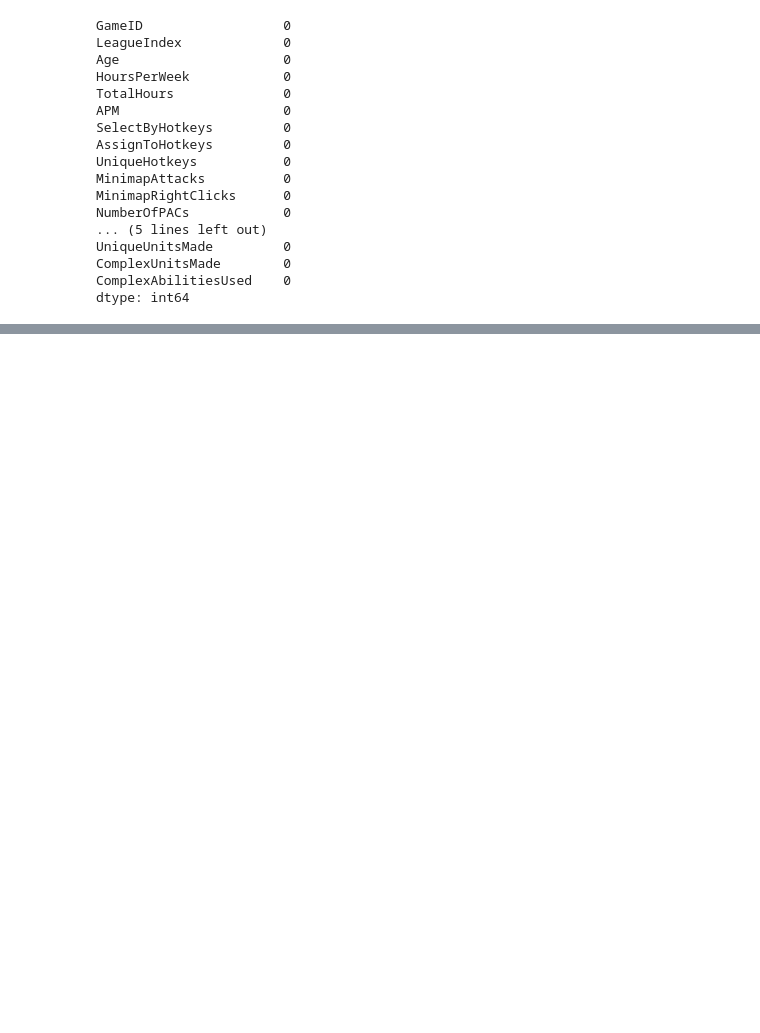
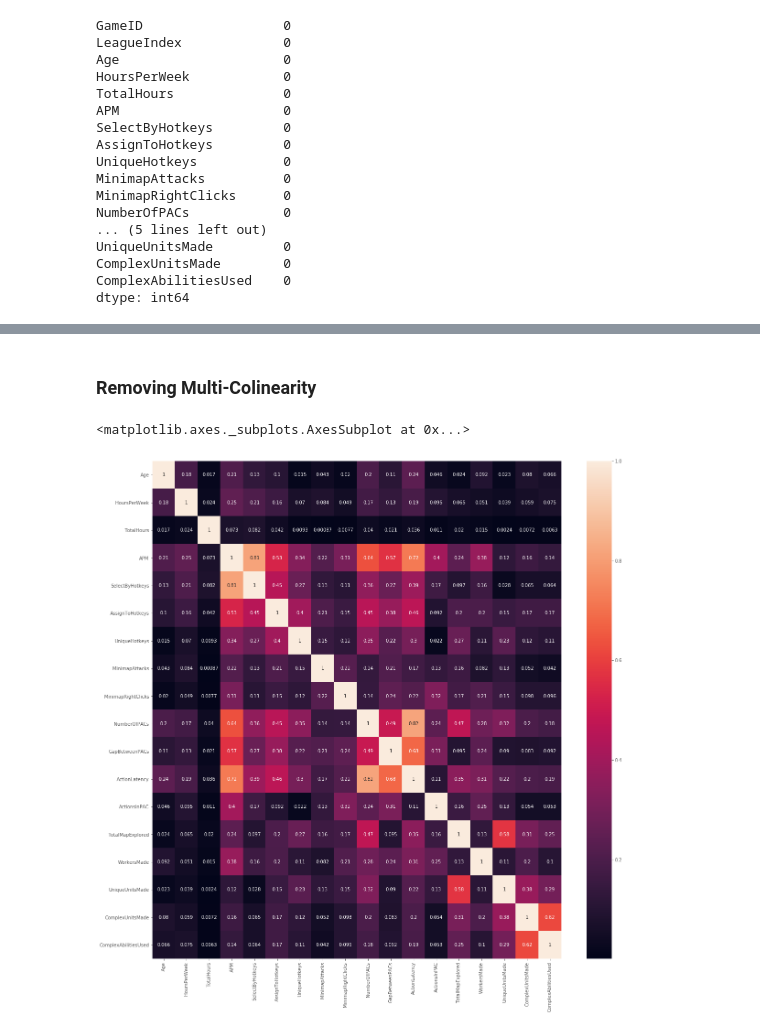
Before and after one commit to Atksmith88/dsc-mod-5-project-online-ds-ft-090919, a Jupyter notebook: Mod-5-Project.ipynb, the cells around one changed output, grey strips where cells are left out. Cells and saved outputs as stored; diff of their text form; code cells hidden in the pictures; blank space fills up the shorter version.

```diff
--- a/Mod-5-Project.ipynb
+++ b/Mod-5-Project.ipynb
@@ -57,0 +302,8 @@ dtype: int64
+# %% [markdown]
+### Removing Multi-Colinearity
+# %%
+plt.figure(figsize = [20, 20])
+sns.heatmap(X.corr().abs(), annot = True)
+# %% [output]
+<matplotlib.axes._subplots.AxesSubplot at 0x...>
+[figure, added]
```
Also changed, not shown: parts of 80 cells of this notebook, 6 other files.
